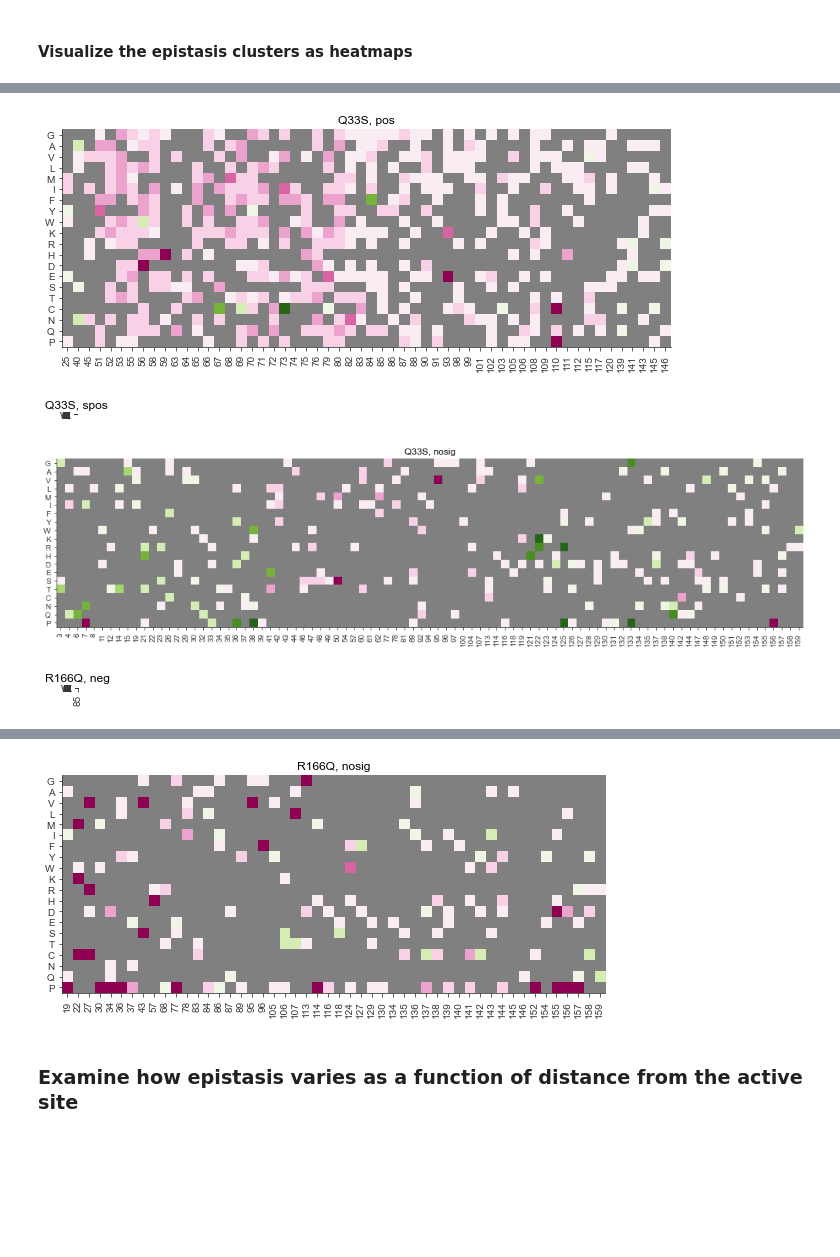
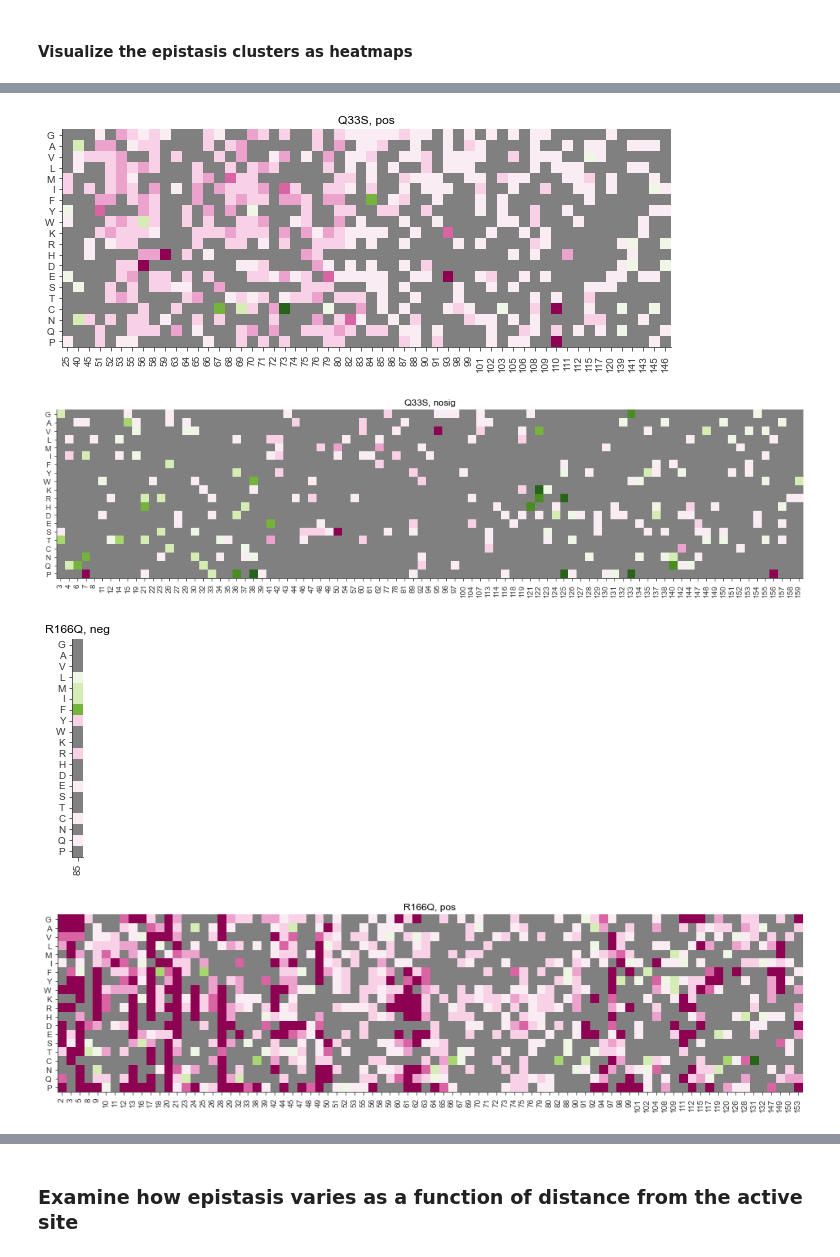
Before and after one commit to reynoldsk/dhfr-tyms-epistasis, a Jupyter notebook: 3_Epistasis.ipynb, the cells around one changed output, grey strips where cells are left out. Saved outputs shown, nothing was run; the diff lists cells and outputs as text; code cells hidden in the pictures; blank space fills up the shorter version.

Commit message:
Fixing a few last plotting errors identified by R.O

```diff
--- a/3_Epistasis.ipynb
+++ b/3_Epistasis.ipynb
@@ -623,18 +623,23 @@ plt.savefig('Figs/Hist_EpiCat.pdf')
 # %%
 for ts in ['Q33S','R166Q']:
     for c in cat:
-        plt.figure(figsize = (int(len(clust[ts][c])/3),4))
+        if len(clust[ts][c]) == 0:
+            continue
+        elif len(clust[ts][c]) == 1:
+            plt.figure(figsize=(1, 4))
+        else:
+            plt.figure(figsize = (int(len(clust[ts][c])/3),4))
         plt.imshow(epi_sig[ts][clust[ts][c],:].T,cmap=newmap,norm=norm)
         plt.yticks(np.arange(0,20),labels=AA[:-1],fontsize=10);
         plt.xticks(np.arange(0,len(clust[ts][c])),\
                              labels=[str(p+2) for p in clust[ts][c]],\
                              rotation='vertical',fontsize=10)
         plt.title(ts+', '+c)
         fname = 'Figs/EpiHeatMap_Kmeans_'+ ts+'_'+c+'.pdf'
         plt.savefig(fname)
 # %% [output]
 [figure]
 [figure]
-[figure, old version]
+[figure, new version]
-[figure, old version]
+[figure, new version]
-[figure, old version]
+[figure, new version]
@@ -643,4 +648,3 @@ for ts in ['Q33S','R166Q']:
-[figure, removed]
 # %% [markdown]
 ### Examine how epistasis varies as a function of distance from the active site
 # %%
```
Also changed, not shown: parts of 2 cells of this notebook, 1 other file.
